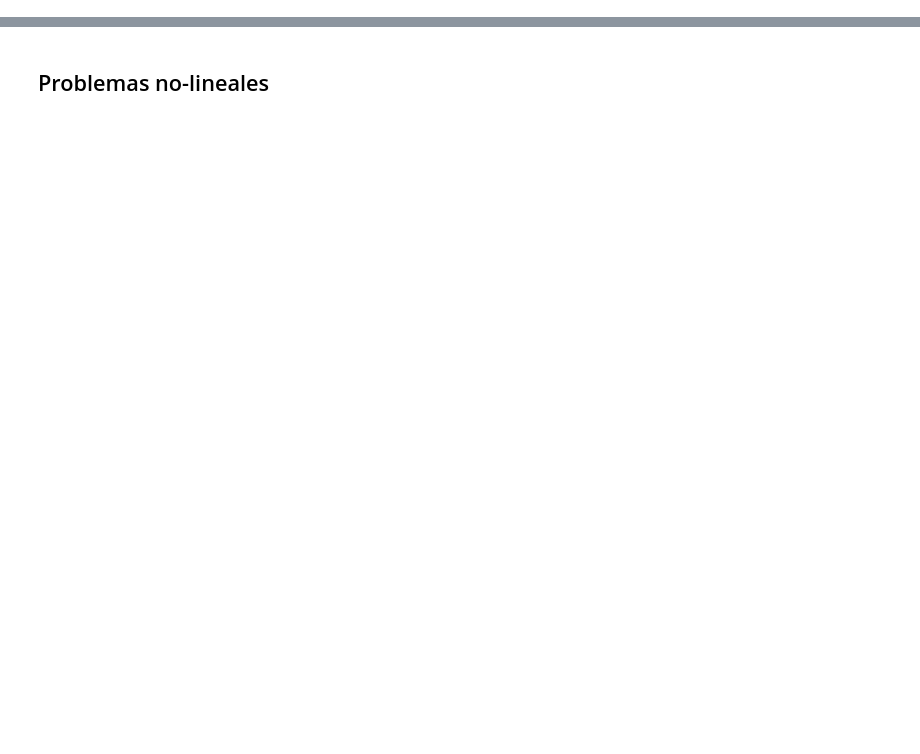
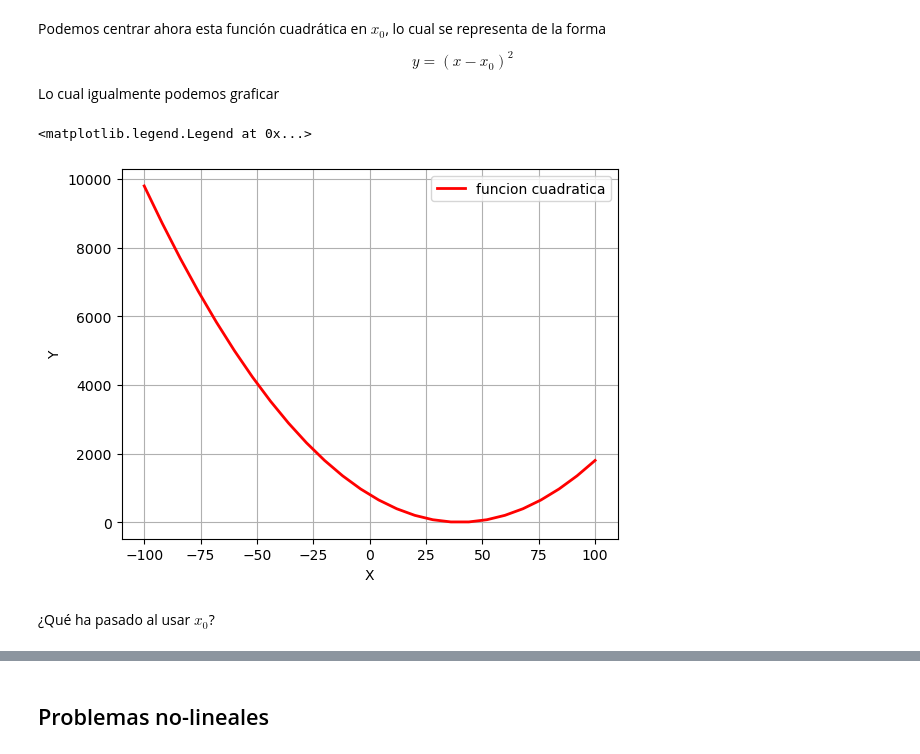
Before and after one commit to hugosanrocks/fmf_tuto_igp, a Jupyter notebook: Course_IGP_2023/Localización Hipocentros 2D.ipynb, the cells around one changed output, grey strips where cells are left out. Cells and saved outputs as stored; diff of their text form; code cells hidden in the pictures; blank space fills up the shorter version.

```diff
--- a/Course_IGP_2023/Localización Hipocentros 2D.ipynb
+++ b/Course_IGP_2023/Localización Hipocentros 2D.ipynb
@@ -0,0 +66,26 @@
+# %% [markdown]
+Podemos centrar ahora esta función cuadrática en $x_0$, lo cual se representa de la forma
+
+$$
+y = (x - x_0)^2
+$$
+
+Lo cual igualmente podemos graficar
+# %%
+# Definimos un valor de x_0
+x_0 = 40
+y = (1/2)*(x-x_0)**2.
+
+# y graficamos la nueva función
+fig1 = plt.figure(1)
+ax1 = fig1.add_subplot(1,1,1)
+ax1.plot(x, y, lw=2, c='red', label='funcion cuadratica')
+ax1.set_xlabel('X')
+ax1.set_ylabel('Y')
+ax1.grid()
+ax1.legend()
+# %% [output]
+<matplotlib.legend.Legend at 0x...>
+[figure, added]
+# %% [markdown]
+¿Qué ha pasado al usar $x_0$?
```
Also changed, not shown: parts of 14 cells of this notebook.
